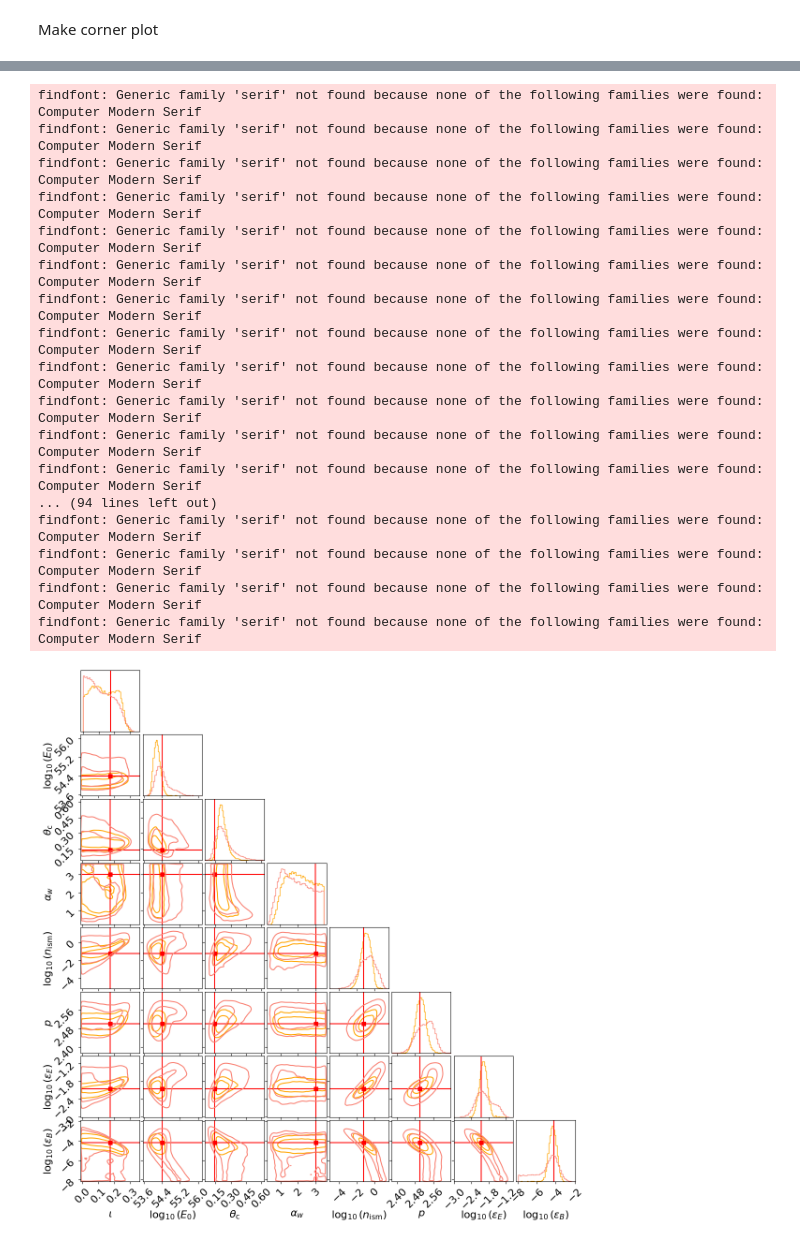
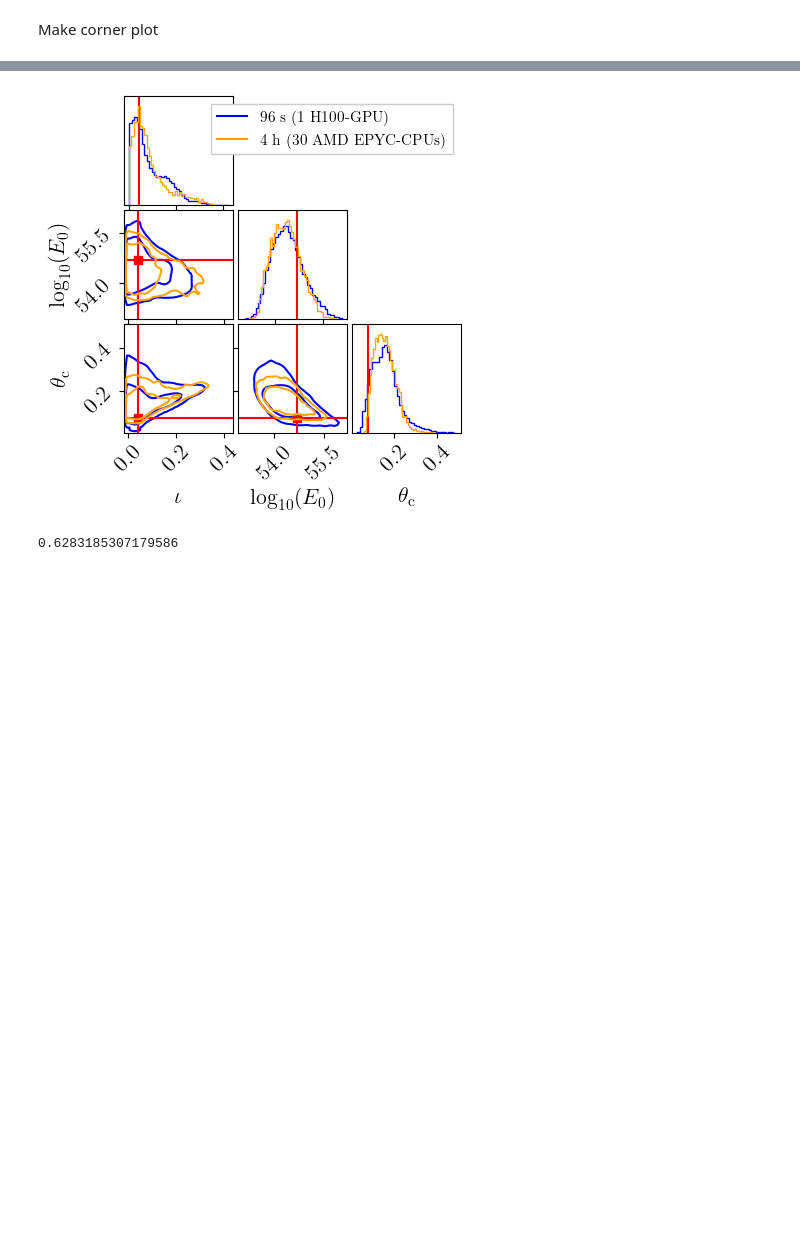
Before and after one commit to nuclear-multimessenger-astronomy/paper_fiesta, a Jupyter notebook: src/paper_fiesta/injections/GRB/afgpy_gaussian/compare_posteriors.ipynb, the cells around one changed output, grey strips where cells are left out. Drawn from its saved outputs; the diff is of its cells as text; code cells hidden in the pictures; blank space fills up the shorter version.

Commit message:
scaling plots

```diff
--- a/src/paper_fiesta/injections/GRB/afgpy_gaussian/compare_posteriors.ipynb
+++ b/src/paper_fiesta/injections/GRB/afgpy_gaussian/compare_posteriors.ipynb
@@ -31,7 +31,7 @@ default_corner_kwargs = dict(bins=40,
                         plot_density=False,
                         plot_datapoints=False,
                         fill_contours=False,
-                        max_n_ticks=4,
+                        max_n_ticks=3,
                         min_n_ticks=3,
                         save=False,
                         truth_color="red")
@@ -120,3 +86,0 @@ Make corner plot
-# %%
-var_names = ["inclination_EM", "log10_E0", "thetaCore", "alphaWing", "log10_n0", "p", "log10_epsilon_e", "log10_epsilon_B"]
-truths = [params[key] for key in var_names]
@@ -125,12 +86,0 @@ truths = [params[key] for key in var_names]
-# %%
-with open("./data/param_dict.dat", "r") as f:
-    params = f.read()
-var_names = ["inclination_EM", "log10_E0", "thetaCore", "alphaWing", "log10_n0", "p", "log10_epsilon_e", "log10_epsilon_B", "sys_err"]
-
-params = literal_eval(params)
-params["sys_err"] = None
-truths = [params[key] for key in var_names]
-
-
-posterior_fiesta_05mag = np.load("./fiesta/results_production.npz")
-posterior_fiesta = np.load("./fiesta_var_sys_uncertainty/results_production.npz")
@@ -169,45 +89,24 @@ findfont: Generic family 'serif' not found because none of the following familie
 # %%
-fig, ax = plt.subplots(8,8, figsize = (12, 12))
+fig, ax = corner_plot(posterior_fiesta["chains"].reshape(-1, 9)[:, :3], parameter_names=var_names[:3], truths=truths[:3], color="blue")
 
-corner.corner(posterior_fiesta["chains"].reshape(-1, 9)[:,:8],
-              truths = truths[:-1],
+
+corner.corner(posterior_nmma[var_names[:3]],
               fig=fig,
-              color = "orange",
-              labelpad = 0.15,
-              labels =  ["$\\iota$", "$\log_{10}(E_0)$", "$\\theta_{\\mathrm{c}}$", "$\\alpha_w$", "$\log_{10}(n_{\mathrm{ism}})$", "$p$", "$\log_{10}(\\epsilon_E)$", "$\log_{10}(\\epsilon_B)$"],
+              color="orange",
               **default_corner_kwargs,
               hist_kwargs=dict(density=True))
 
-corner.corner(posterior_fiesta_05mag["chains"].reshape(-1, 8),
-              fig=fig,
-              color="salmon",
-              **default_corner_kwargs,
-              hist_kwargs=dict(density=True))
+handles = []
+for c in ["blue", "orange"]:
+    handle = plt.plot([],[], color=c)[0]
+    handles.append(handle)
 
-#handles = []
-#for c in ["blue", "orange"]:
-#    handle = plt.plot([],[], color=c)[0]
-#    handles.append(handle)
-
-#ax[1, 4].legend(handles=handles, labels=["Surrogate (fiesta)", "Afterglowpy (NMMA)"], fontsize=15, fancybox=False, framealpha=1)
-fig.subplots_adjust(left=0.08, bottom=0.08, right=0.96, top=0.99)
-plt.show()
+ax[0, -1].legend(handles=handles, labels=["96 s (1 H100-GPU)", "4 h (30 AMD EPYC-CPUs)"], fontsize=11, fancybox=False, framealpha=1)
+fig.subplots_adjust(bottom=0.2, left=0.2)
+fig.savefig("small_corner.pdf", dpi=250)
 # %% [output]
-findfont: Generic family 'serif' not found because none of the following families were found: Computer Modern Serif
-findfont: Generic family 'serif' not found because none of the following families were found: Computer Modern Serif
-findfont: Generic family 'serif' not found because none of the following families were found: Computer Modern Serif
-findfont: Generic family 'serif' not found because none of the following families were found: Computer Modern Serif
-findfont: Generic family 'serif' not found because none of the following families were found: Computer Modern Serif
-findfont: Generic family 'serif' not found because none of the following families were found: Computer Modern Serif
-findfont: Generic family 'serif' not found because none of the following families were found: Computer Modern Serif
-findfont: Generic family 'serif' not found because none of the following families were found: Computer Modern Serif
-findfont: Generic family 'serif' not found because none of the following families were found: Computer Modern Serif
-findfont: Generic family 'serif' not found because none of the following families were found: Computer Modern Serif
-findfont: Generic family 'serif' not found because none of the following families were found: Computer Modern Serif
-findfont: Generic family 'serif' not found because none of the following families were found: Computer Modern Serif
-... (94 lines left out)
-findfont: Generic family 'serif' not found because none of the following families were found: Computer Modern Serif
-findfont: Generic family 'serif' not found because none of the following families were found: Computer Modern Serif
-findfont: Generic family 'serif' not found because none of the following families were found: Computer Modern Serif
-findfont: Generic family 'serif' not found because none of the following families were found: Computer Modern Serif
-[figure, old version]
+[figure, new version]
+# %%
+np.pi/5
+# %% [output]
+0.6283185307179586
```
Also changed, not shown: parts of 9 cells of this notebook, 3 other files.
